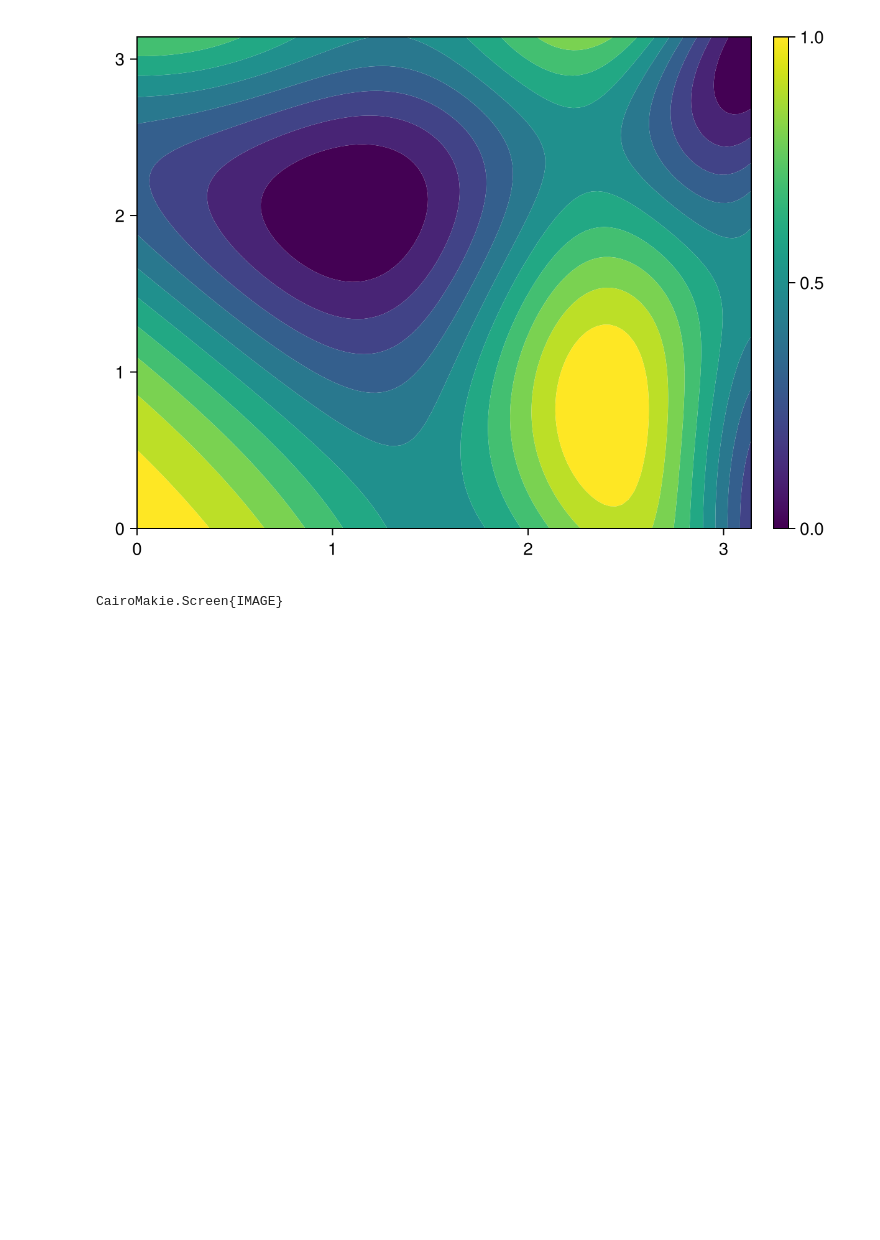
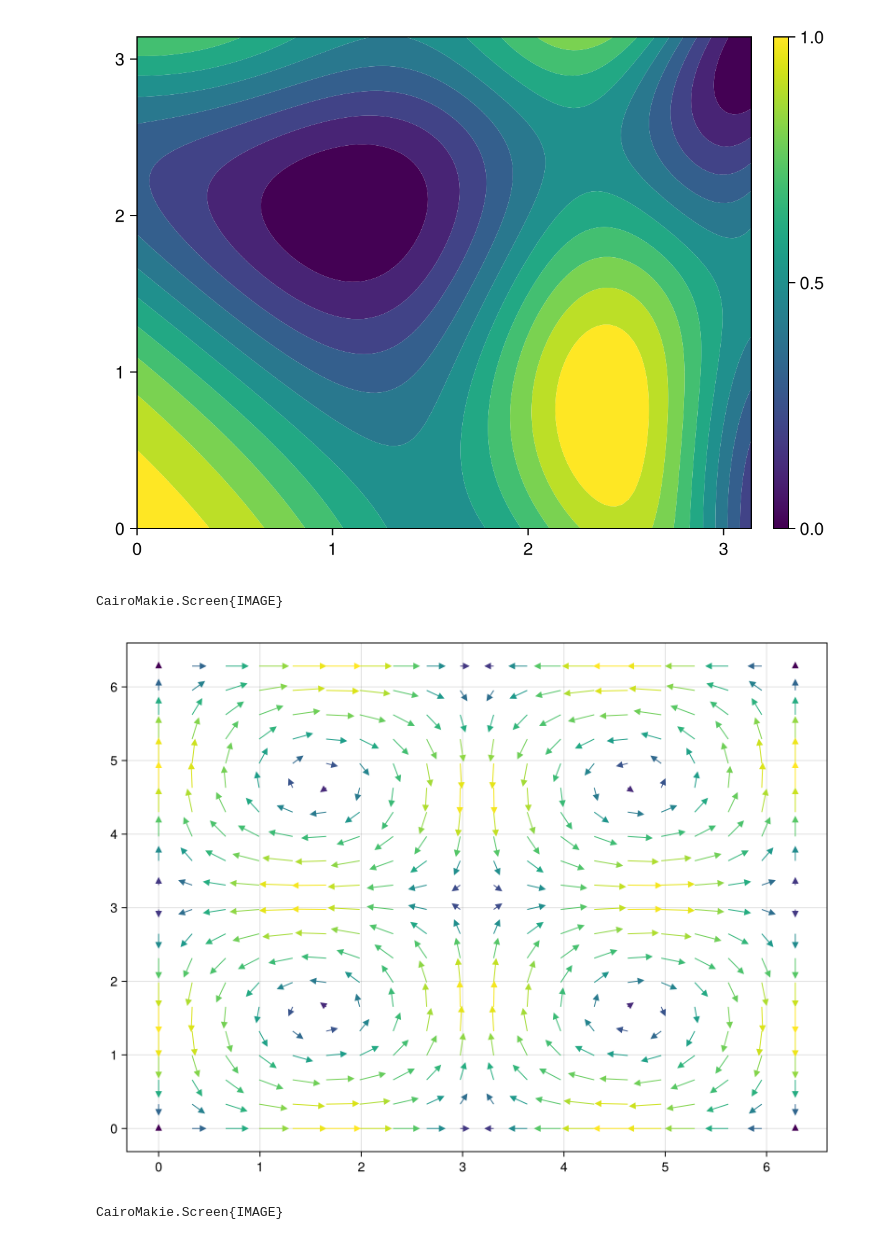
Before and after one commit to pstaabp/sci-comp-book, a Jupyter notebook: julia-output/makie.ipynb, the cells around one changed output. Saved outputs shown, nothing was run; the diff lists cells and outputs as text; code cells hidden in the pictures; blank space fills up the shorter version.

```diff
--- a/julia-output/makie.ipynb
+++ b/julia-output/makie.ipynb
@@ -517,3 +517,24 @@ fig
 save("../assets/plots/makie/contourf1.png", fig)
 # %% [output]
 CairoMakie.Screen{IMAGE}
+# %%
+using CairoMakie
+f = Figure(size = (800, 600))
+Axis(f[1, 1], backgroundcolor = "white")
+
+xs = LinRange(0, 2pi, 20)
+ys = LinRange(0, 2pi, 20)
+us = [sin(x) * cos(y) for x in xs, y in ys]
+vs = [-cos(x) * sin(y) for x in xs, y in ys]
+strength = vec(sqrt.(us .^ 2 .+ vs .^ 2))
+
+arrows!(xs, ys, us, vs, arrowsize = 10, lengthscale = 0.3,
+    arrowcolor = strength, linecolor = strength)
+
+f
+# %% [output]
+[figure, added]
+# %%
+save("../assets/plots/makie/vector.png", f)
+# %% [output]
+CairoMakie.Screen{IMAGE}
```
Also changed, not shown: 21 other files.
